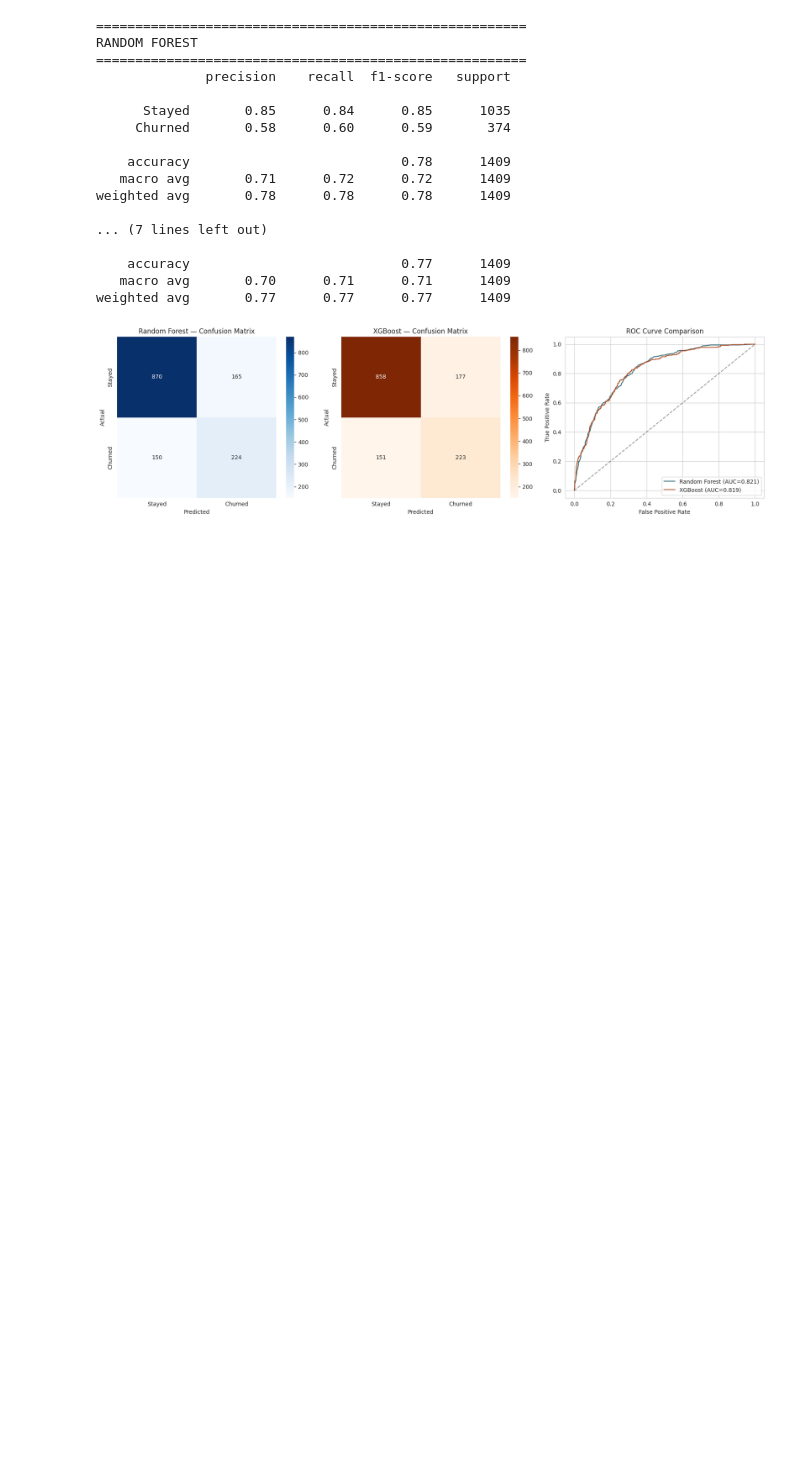
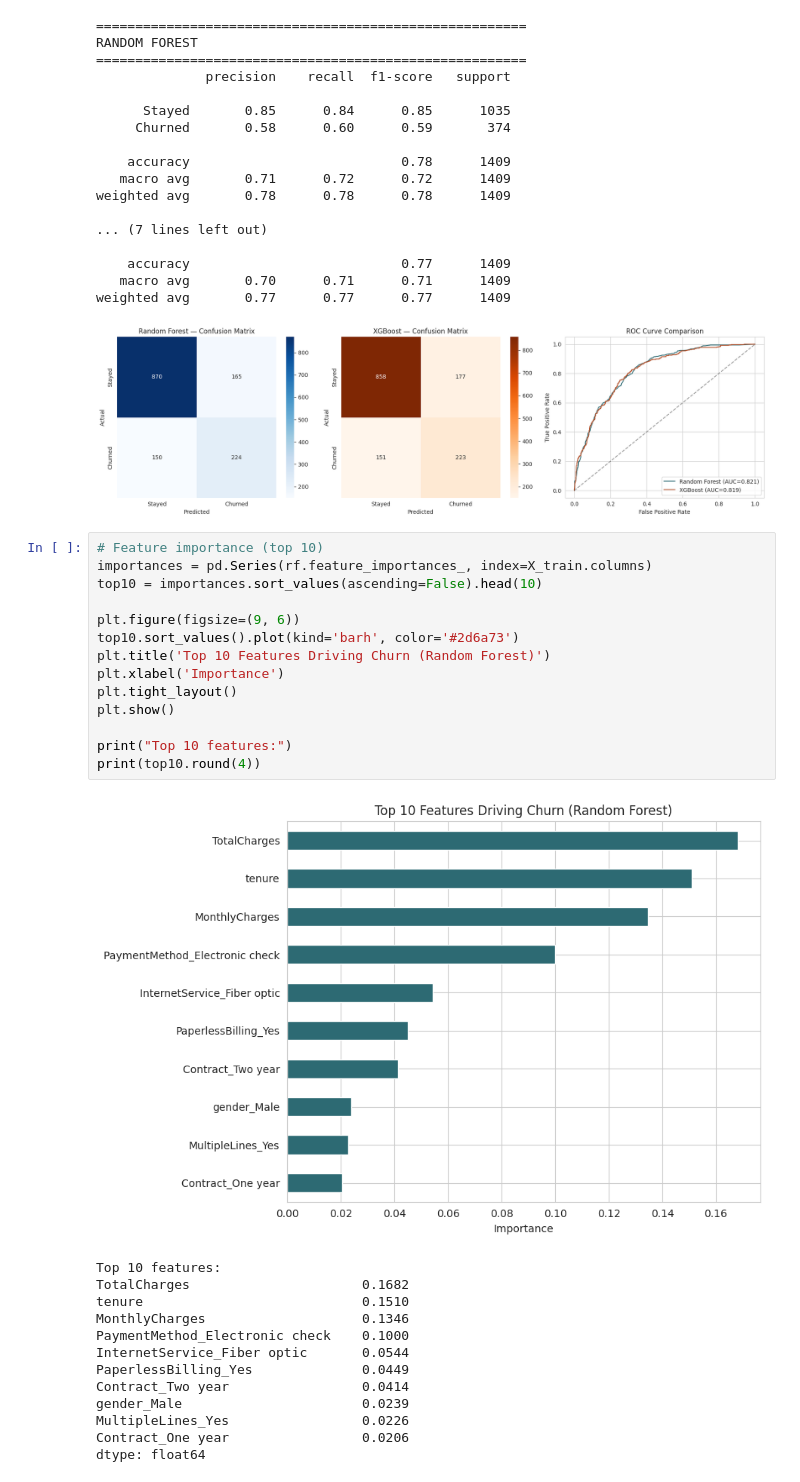
Before and after one commit to iam-ansuman/Datheon_Machine_Learning_-_Data_Science_Internship, a Jupyter notebook: Task-3-Customer-Churn-Prediction/churn_prediction.ipynb, the cells around one changed output. Drawn from its saved outputs; the diff is of its cells as text; blank space fills up the shorter version.

Commit message:
check the feature impotance top 10

```diff
--- a/Task-3-Customer-Churn-Prediction/churn_prediction.ipynb
+++ b/Task-3-Customer-Churn-Prediction/churn_prediction.ipynb
@@ -307,3 +307,31 @@ weighted avg       0.78      0.78      0.78      1409
    macro avg       0.70      0.71      0.71      1409
 weighted avg       0.77      0.77      0.77      1409
 [figure]
+# %%
+# Feature importance (top 10)
+importances = pd.Series(rf.feature_importances_, index=X_train.columns)
+top10 = importances.sort_values(ascending=False).head(10)
+
+plt.figure(figsize=(9, 6))
+top10.sort_values().plot(kind='barh', color='#2d6a73')
+plt.title('Top 10 Features Driving Churn (Random Forest)')
+plt.xlabel('Importance')
+plt.tight_layout()
+plt.show()
+
+print("Top 10 features:")
+print(top10.round(4))
+# %% [output]
+[figure, added]
+Top 10 features:
+TotalCharges                      0.1682
+tenure                            0.1510
+MonthlyCharges                    0.1346
+PaymentMethod_Electronic check    0.1000
+InternetService_Fiber optic       0.0544
+PaperlessBilling_Yes              0.0449
+Contract_Two year                 0.0414
+gender_Male                       0.0239
+MultipleLines_Yes                 0.0226
+Contract_One year                 0.0206
+dtype: float64
```
